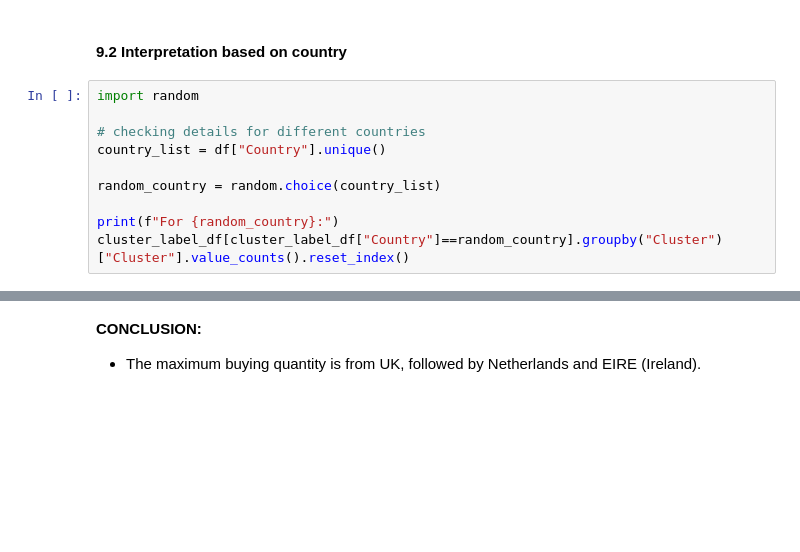
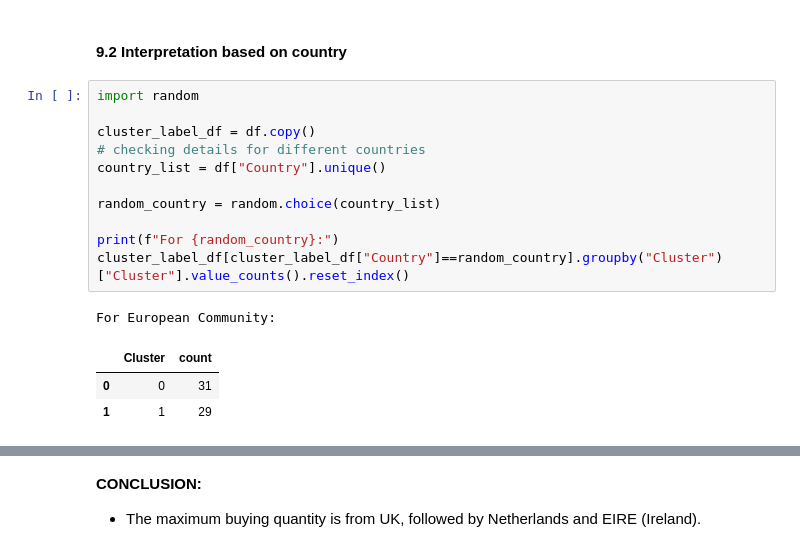
Before and after one commit to Pronob17/Customer_segmentation_using_K_means_clustering, a Jupyter notebook: Customer_Segmentation_with_K_Means_Clustering.ipynb, the cells around one changed output, grey strips where cells are left out. Drawn from its saved outputs; the diff is of its cells as text; blank space fills up the shorter version.

```diff
--- a/Customer_Segmentation_with_K_Means_Clustering.ipynb
+++ b/Customer_Segmentation_with_K_Means_Clustering.ipynb
@@ -737,13 +769,19 @@ df.head()
 # %%
 import random
 
+cluster_label_df = df.copy()
 # checking details for different countries
 country_list = df["Country"].unique()
 
 random_country = random.choice(country_list)
 
 print(f"For {random_country}:")
 cluster_label_df[cluster_label_df["Country"]==random_country].groupby("Cluster")["Cluster"].value_counts().reset_index()
+# %% [output]
+For European Community:
+|  | Cluster | count |
+| 0 | 0 | 31 |
+| 1 | 1 | 29 |
 # %%
 # Statistical summary based on country
 grouped_by_country = df.groupby('Country').agg({
```
Also changed, not shown: parts of 14 cells of this notebook.
